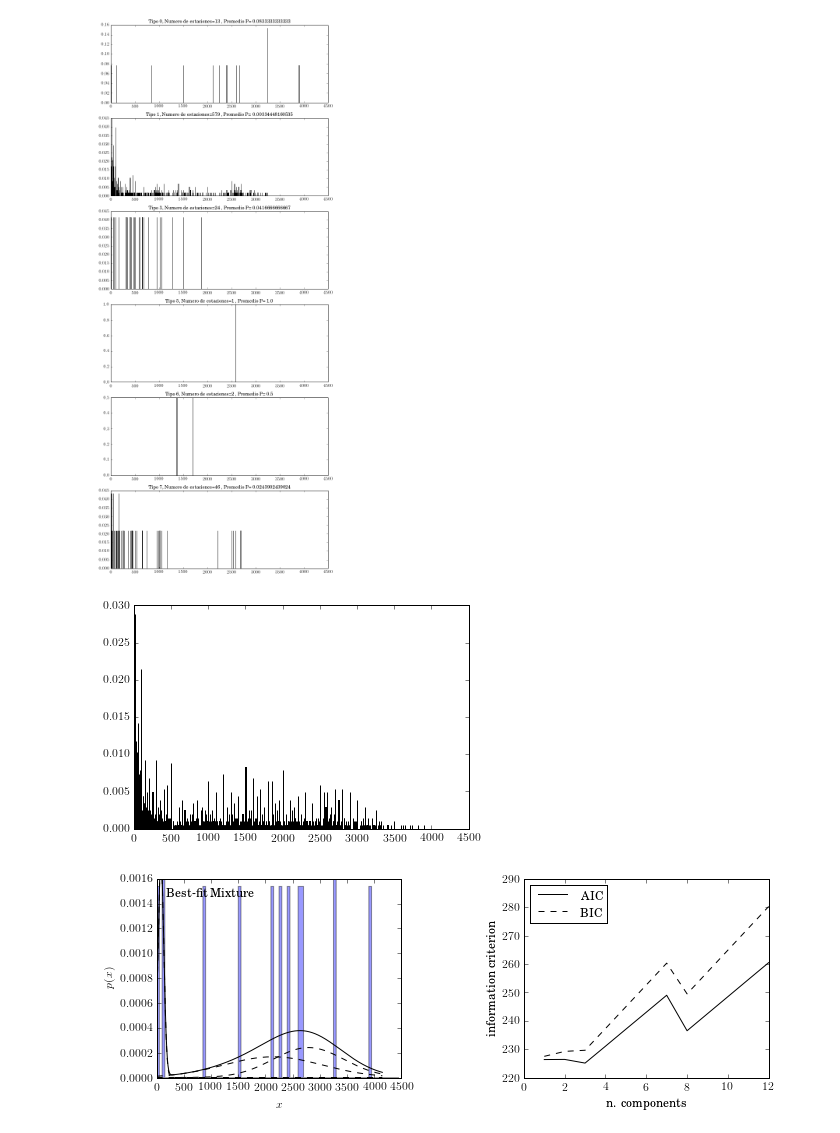
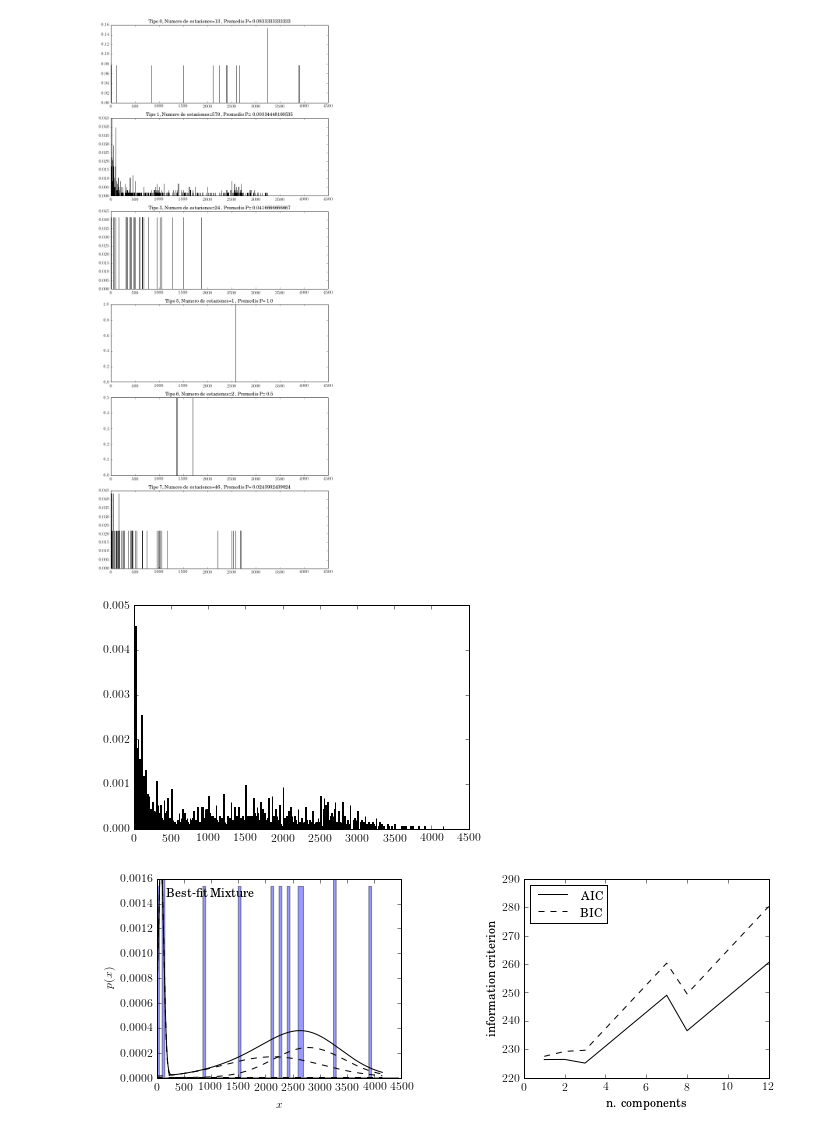
Before and after one commit to saint-germain/ideam, a Jupyter notebook: PCA-IDEAM-WC.ipynb, the cells around one changed output. Saved outputs shown, nothing was run; the diff lists cells and outputs as text; code cells hidden in the pictures.

```diff
--- a/PCA-IDEAM-WC.ipynb
+++ b/PCA-IDEAM-WC.ipynb
@@ -785,15 +785,16 @@ for k in range(numtipe):
 # %%
 # Aquí estimamos la pdf discreta para las alturas -> P(h|CnAnTi)
 # Creo que se puede hacer continua para la 0 y la 1, pero puede ser mejor simplemente dejar bins de 10 metros y ya
+mybins=1
 altmax=EST[:,4].max().astype(int)
 plt.figure(figsize=(10,25))
 kk=0
 paltmax=np.zeros(8)
-proh=np.zeros((altmax-1,8))
+proh=np.zeros((1+altmax/mybins,8))
 for k in np.unique(tipoest[critfilter]).astype(int):
     kk+=1
     plt.subplot(len(np.unique(tipoest[critfilter])), 1, kk)
-    aux1,aux2,aux3=plt.hist(EST[critfilter][tipoest[critfilter]==k][:,4],bins=range(0,altmax,1),normed=True)
+    aux1,aux2,aux3=plt.hist(EST[critfilter][tipoest[critfilter]==k][:,4],bins=range(0,altmax+mybins+1,mybins),normed=True)
     proh[:,k]=aux1
     plt.title("Tipo %i, Numero de estaciones=%s , Promedio P= %s" % (k,(tipoest[critfilter]==k).sum(),aux1[aux1!=0].mean()))
     paltmax[k]=aux1[aux1!=0].mean()
@@ -801,14 +802,13 @@ for k in np.unique(tipoest[critfilter]).astype(int):
 [figure]
 # %%
 # Calculamos P(h) - discreto
-prohabs,b,c=plt.hist(EST[:,4],normed=True,bins=range(0,altmax,1))
+prohabs,b,c=plt.hist(EST[:,4],normed=True,bins=range(0,altmax+mybins+1,mybins))
 # Asignamos P(h) - discreto - a cada estación
 palturaabs=np.zeros(len(EST))
 for i in range(len(EST)):
-    if(EST[i,4]<altmax):
-        palturaabs[i]=prohabs[EST[i,4].astype(int)]
+        palturaabs[i]=prohabs[EST[i,4].astype(int)/mybins]
 # %% [output]
-[figure, old version]
+[figure, new version]
 # %%
 # Author: Jake VanderPlas
 # License: BSD
```
Also changed, not shown: parts of 6 cells of this notebook, 7 other files.
